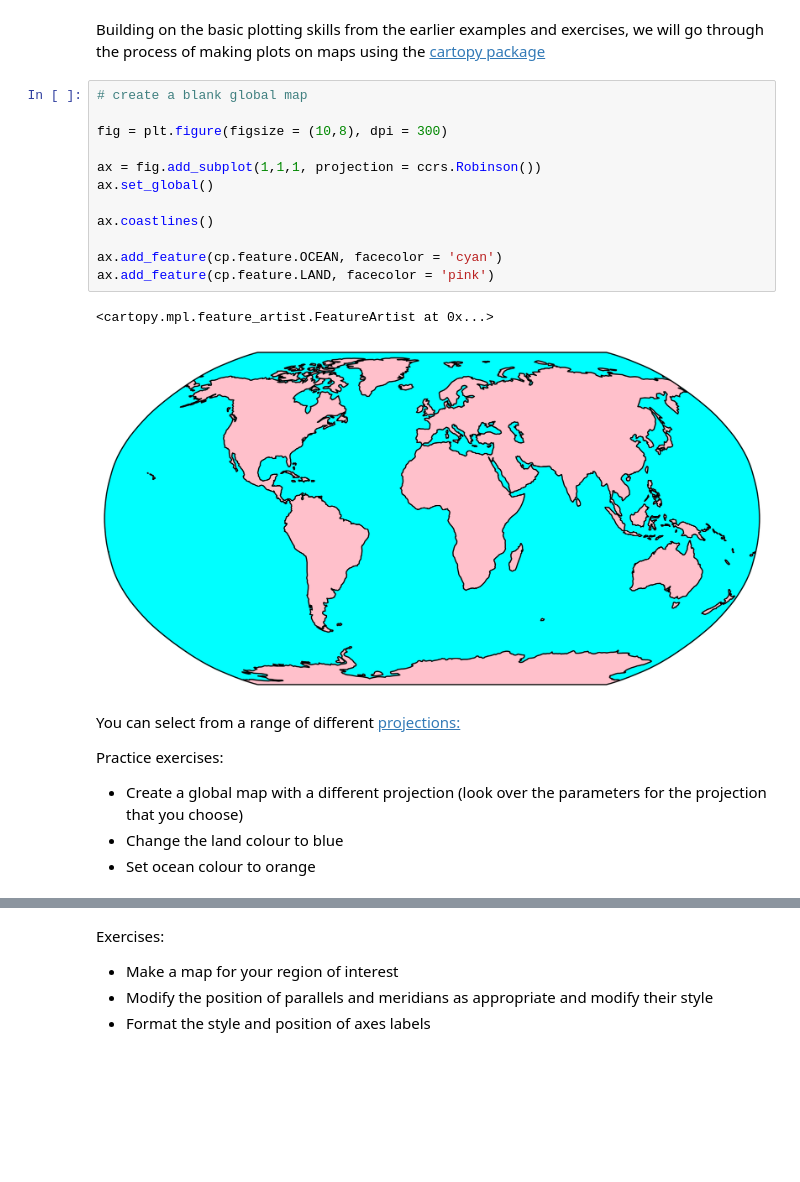
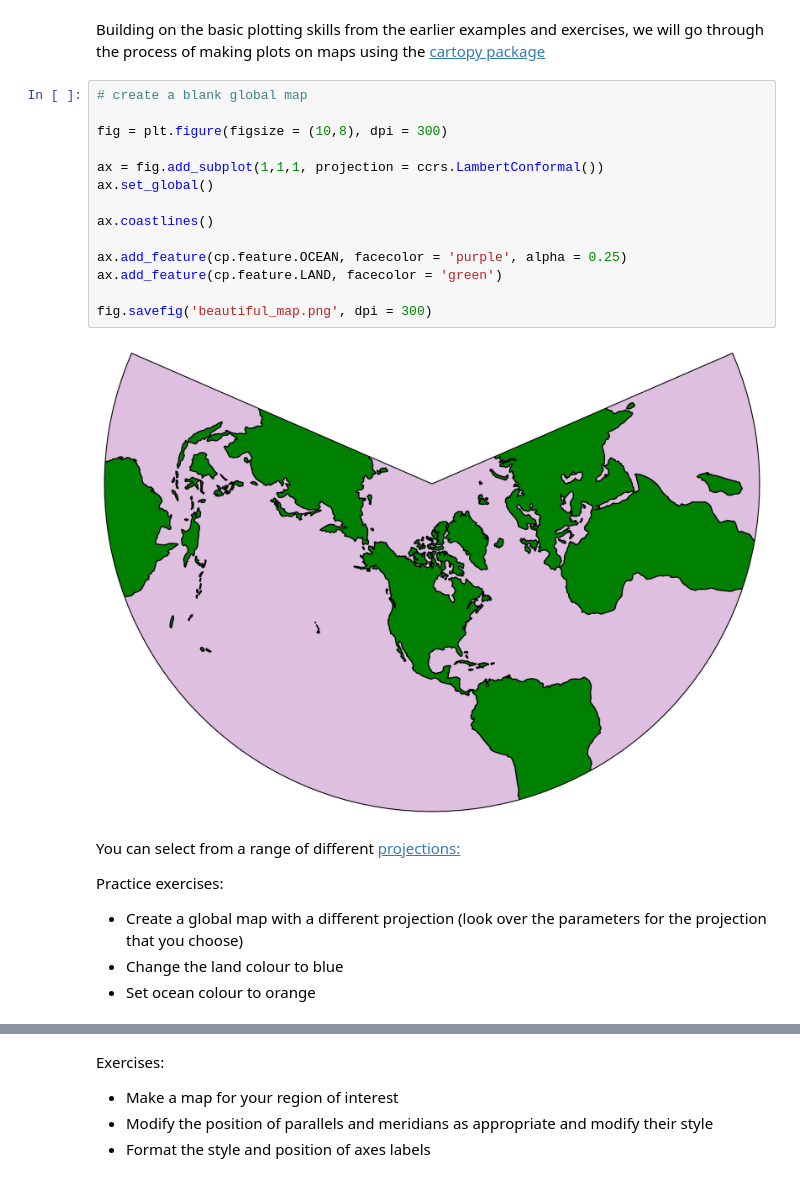
Before and after one commit to sophieclayton/OEAS805_envdatasci, a Jupyter notebook: notebooks/cartopy_map_example.ipynb, the cells around one changed output, grey strips where cells are left out. Saved outputs shown, nothing was run; the diff lists cells and outputs as text; blank space fills up the shorter version.

```diff
--- a/notebooks/cartopy_map_example.ipynb
+++ b/notebooks/cartopy_map_example.ipynb
@@ -10,20 +10,21 @@ Building on the basic plotting skills from the earlier examples and exercises, w
 # %%
 # create a blank global map
 
 fig = plt.figure(figsize = (10,8), dpi = 300)
 
-ax = fig.add_subplot(1,1,1, projection = ccrs.Robinson())
+ax = fig.add_subplot(1,1,1, projection = ccrs.LambertConformal())
 ax.set_global()
 
 ax.coastlines()
 
-ax.add_feature(cp.feature.OCEAN, facecolor = 'cyan')
-ax.add_feature(cp.feature.LAND, facecolor = 'pink')
+ax.add_feature(cp.feature.OCEAN, facecolor = 'purple', alpha = 0.25)
+ax.add_feature(cp.feature.LAND, facecolor = 'green')
+
+fig.savefig('beautiful_map.png', dpi = 300)
 # %% [output]
-<cartopy.mpl.feature_artist.FeatureArtist at 0x...>
-[figure, old version]
+[figure, new version]
 # %% [markdown]
-You can select from a range of different [projections:](https://scitools.org.uk/cartopy/docs/latest/crs/projections.html?highlight=projections/)
+You can select from a range of different [projections:](https://scitools.org.uk/cartopy/docs/v0.15/crs/projections.html)
 
 Practice exercises:
 * Create a global map with a different projection (look over the parameters for the projection that you choose)
```
Also changed, not shown: parts of 1 cell of this notebook, 1 other file.
